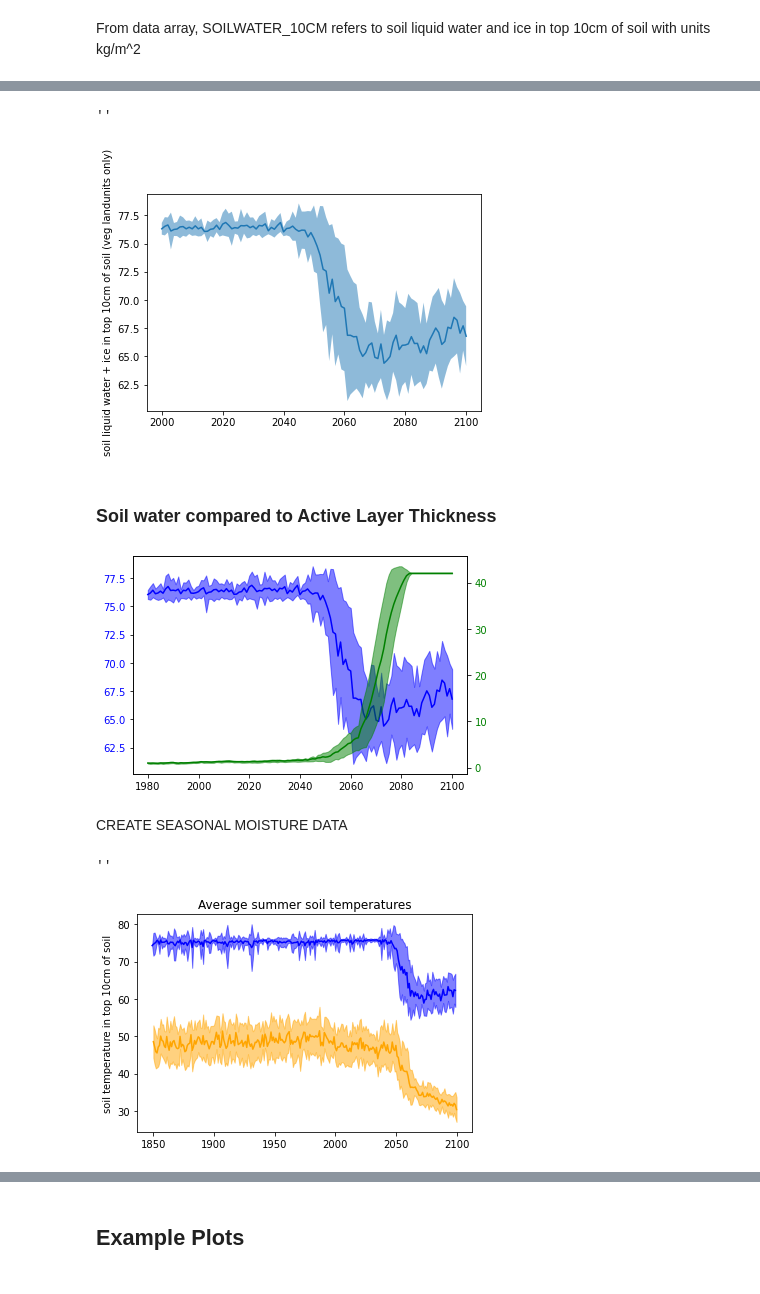
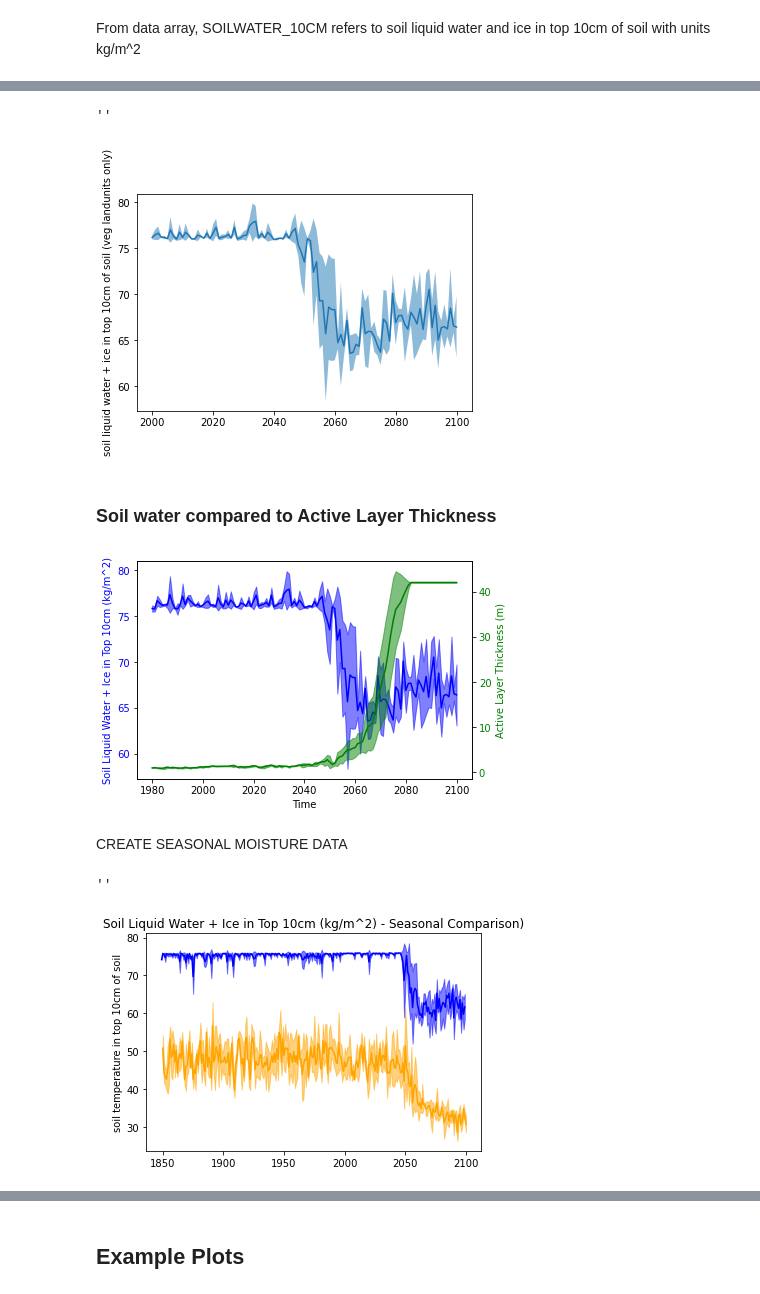
Before and after one commit to eschlerm/permafrost, a Jupyter notebook: LocalChange-ARC.ipynb, the cells around one changed output, grey strips where cells are left out. Saved outputs shown, nothing was run; the diff lists cells and outputs as text; code cells hidden in the pictures.

```diff
--- a/LocalChange-ARC.ipynb
+++ b/LocalChange-ARC.ipynb
@@ -296,7 +293,7 @@ def month_wts(nyears):
 # %%
 model = 'CESM2'
 # starting with ensemble 11 because of error with soils data zsoi in #10
-ens = 11+np.arange(20) #determine number of ensemble numbers
+ens = 11+np.arange(3) #determine number of ensemble numbers
 nens = len(ens)
 firstyear = 1850 #start reading in data this year, range is 1850-2100
 lastyear  = 2100 #finish data this year
@@ -708,7 +753,7 @@ plt.ylabel(dsMonth2.SOILWATER_10CM.attrs['long_name'])
 ;
 # %% [output]
 ''
-[figure, old version]
+[figure, new version]
 # %% [markdown]
 ### Soil water compared to Active Layer Thickness
 # %%
@@ -726,20 +771,25 @@ x_ALT = y_ALT.year
 fig, ax = plt.subplots()
 
 # Plot linear sequence, and set tick labels to the same color
-ax.plot(x_SW, y_SW, color='blue')
-ax.fill_between(x_SW, (y_SW-ystd_SW), (y_SW+ystd_SW), alpha=0.5, color='blue')
-ax.tick_params(axis='y', labelcolor='blue')
+ax.plot(x_SW, y_SW, color='b')
+ax.fill_between(x_SW, (y_SW-ystd_SW), (y_SW+ystd_SW), alpha=0.5, color='b')
+ax.tick_params(axis='y', labelcolor='b')
 
 # Generate a new Axes instance, on the twin-X axes (same position) for difference between summer/winter over time
 ax2 = ax.twinx()
 
-ax2.plot(x_ALT, y_ALT, color='green')
-ax2.fill_between(x_ALT, (y_ALT-ystd_ALT), (y_ALT+ystd_ALT), alpha=0.5, color='green')
-ax2.tick_params(axis='y', labelcolor='green')
+ax2.plot(x_ALT, y_ALT, color='g')
+ax2.fill_between(x_ALT, (y_ALT-ystd_ALT), (y_ALT+ystd_ALT), alpha=0.5, color='g')
+ax2.tick_params(axis='y', labelcolor='g')
+
+ax.set_xlabel('Time')
+ax.set_ylabel('Soil Liquid Water + Ice in Top 10cm (kg/m^2)', color='b')
+ax2.set_ylabel('Active Layer Thickness (m)', color='g')
+
 
 plt.show()
 # %% [output]
-[figure, old version]
+[figure, new version]
 # %% [markdown]
 CREATE SEASONAL MOISTURE DATA
 # %%
@@ -754,27 +804,27 @@ sw_summer = sw_season.where(sw_season.time['time.month']==6, drop=True)
 # %%
 y_summer = sw_summer.sel(lat=plat,lon=plon,method='nearest').mean('ens')
 ystd_summer = sw_summer.sel(lat=plat,lon=plon,method='nearest').std('ens').values
 x = y_summer.time['time.year'].values
 y_summer=y_summer.values
 plt.plot(x,y_summer,color='orange')
 
 plt.fill_between(x, (y_summer-ystd_summer), (y_summer+ystd_summer), alpha=0.5,color='orange')
 
 # print(y_summer.values-ystd_summer.values)
 # print(x)
 
 y_winter = sw_winter.sel(lat=plat,lon=plon,method='nearest').mean('ens')
 ystd_winter = sw_winter.sel(lat=plat,lon=plon,method='nearest').std('ens').values
 x = y_winter.time['time.year'].values
 y_winter = y_winter.values
 plt.plot(x,y_winter,color='blue')
 
 plt.fill_between(x, (y_winter-ystd_winter), (y_winter+ystd_winter), alpha=0.5,color='blue')
 
 
 plt.ylabel(dsMonth2.TSOI_10CM.attrs['long_name'])
-plt.title('Average summer soil temperatures')
+plt.title('Soil Liquid Water + Ice in Top 10cm (kg/m^2) - Seasonal Comparison)')
 ;
 # %% [output]
 ''
-[figure, old version]
+[figure, new version]
```
Also changed, not shown: parts of 23 cells of this notebook.
